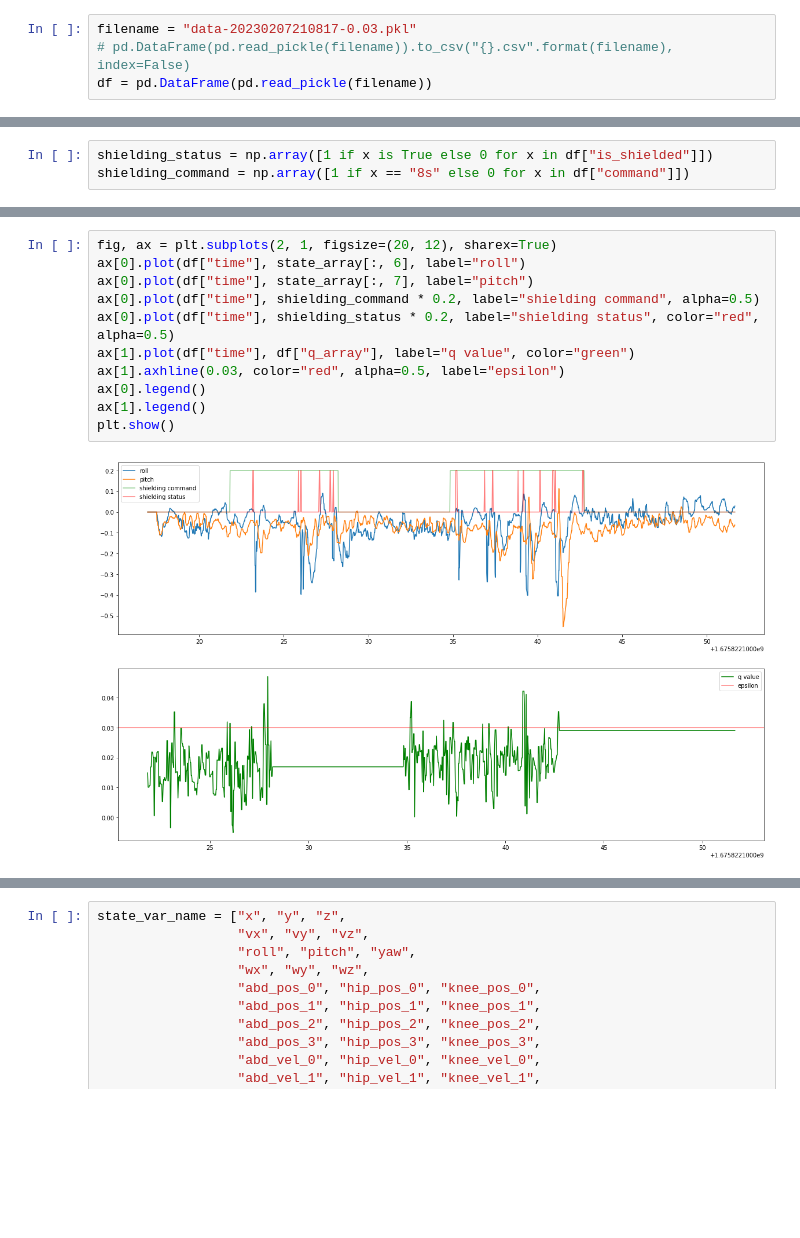
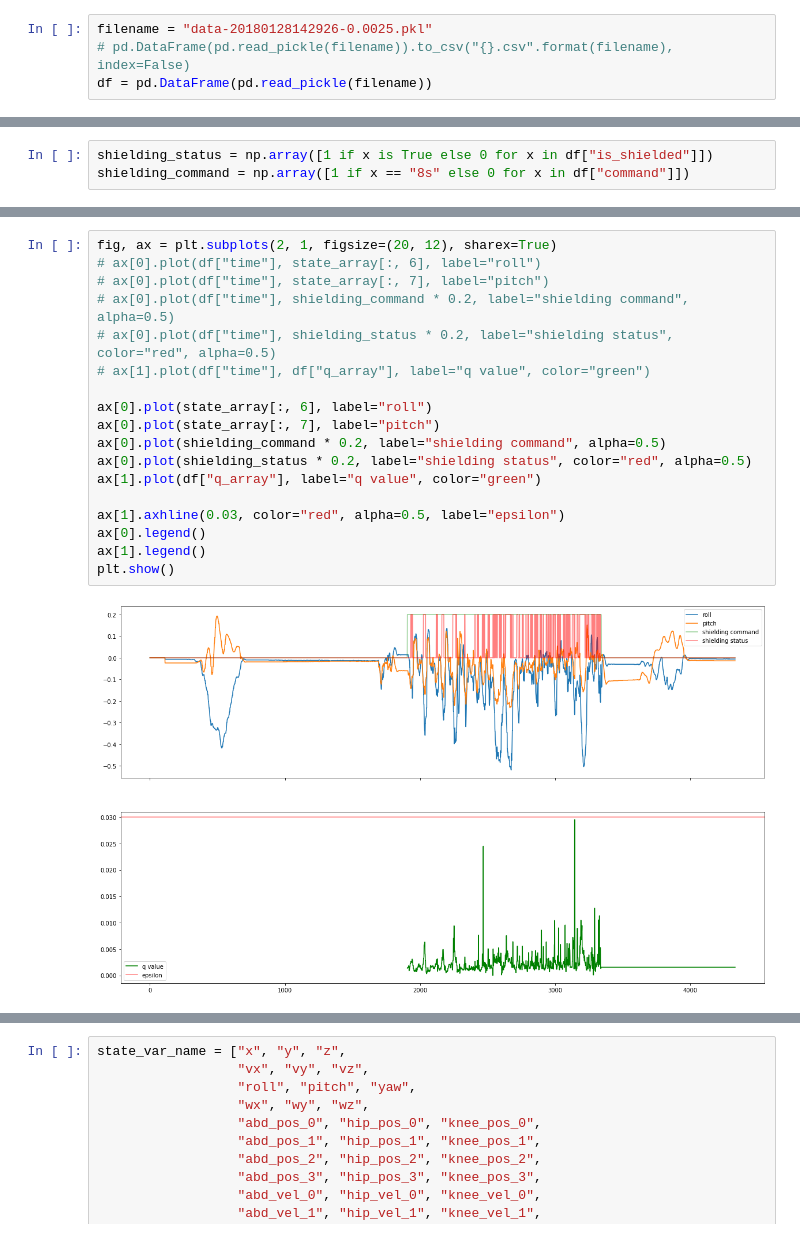
Before and after one commit to SafeRoboticsLab/GhostSDK, a Jupyter notebook: SDK/mblink/data_analysis.ipynb, the cells around one changed output, grey strips where cells are left out. Drawn from its saved outputs; the diff is of its cells as text; blank space fills up the shorter version.

Commit message:
analyse data

```diff
--- a/SDK/mblink/data_analysis.ipynb
+++ b/SDK/mblink/data_analysis.ipynb
@@ -5,6 +5,6 @@ import pandas as pd
 import pickle
 from safety_enforcer import SafetyEnforcer
 # %%
-filename = "data-20230207210817-0.03.pkl"
+filename = "data-20180128142926-0.0025.pkl"
 # pd.DataFrame(pd.read_pickle(filename)).to_csv("{}.csv".format(filename), index=False)
 df = pd.DataFrame(pd.read_pickle(filename))
@@ -91,16 +335,23 @@ shielding_command = np.array([1 if x == "8s" else 0 for x in df["command"]])
 # %%
 fig, ax = plt.subplots(2, 1, figsize=(20, 12), sharex=True)
-ax[0].plot(df["time"], state_array[:, 6], label="roll")
-ax[0].plot(df["time"], state_array[:, 7], label="pitch")
-ax[0].plot(df["time"], shielding_command * 0.2, label="shielding command", alpha=0.5)
-ax[0].plot(df["time"], shielding_status * 0.2, label="shielding status", color="red", alpha=0.5)
-ax[1].plot(df["time"], df["q_array"], label="q value", color="green")
+# ax[0].plot(df["time"], state_array[:, 6], label="roll")
+# ax[0].plot(df["time"], state_array[:, 7], label="pitch")
+# ax[0].plot(df["time"], shielding_command * 0.2, label="shielding command", alpha=0.5)
+# ax[0].plot(df["time"], shielding_status * 0.2, label="shielding status", color="red", alpha=0.5)
+# ax[1].plot(df["time"], df["q_array"], label="q value", color="green")
+
+ax[0].plot(state_array[:, 6], label="roll")
+ax[0].plot(state_array[:, 7], label="pitch")
+ax[0].plot(shielding_command * 0.2, label="shielding command", alpha=0.5)
+ax[0].plot(shielding_status * 0.2, label="shielding status", color="red", alpha=0.5)
+ax[1].plot(df["q_array"], label="q value", color="green")
+
 ax[1].axhline(0.03, color="red", alpha=0.5, label="epsilon")
 ax[0].legend()
 ax[1].legend()
 plt.show()
 # %% [output]
-[figure, old version]
+[figure, new version]
 # %%
 fig, ax = plt.subplots(2, 1, figsize=(20, 12), sharex=True)
 ax[0].plot(df["time"], state_array[:, 9], label="ang_x")
```
Also changed, not shown: parts of 23 cells of this notebook.
